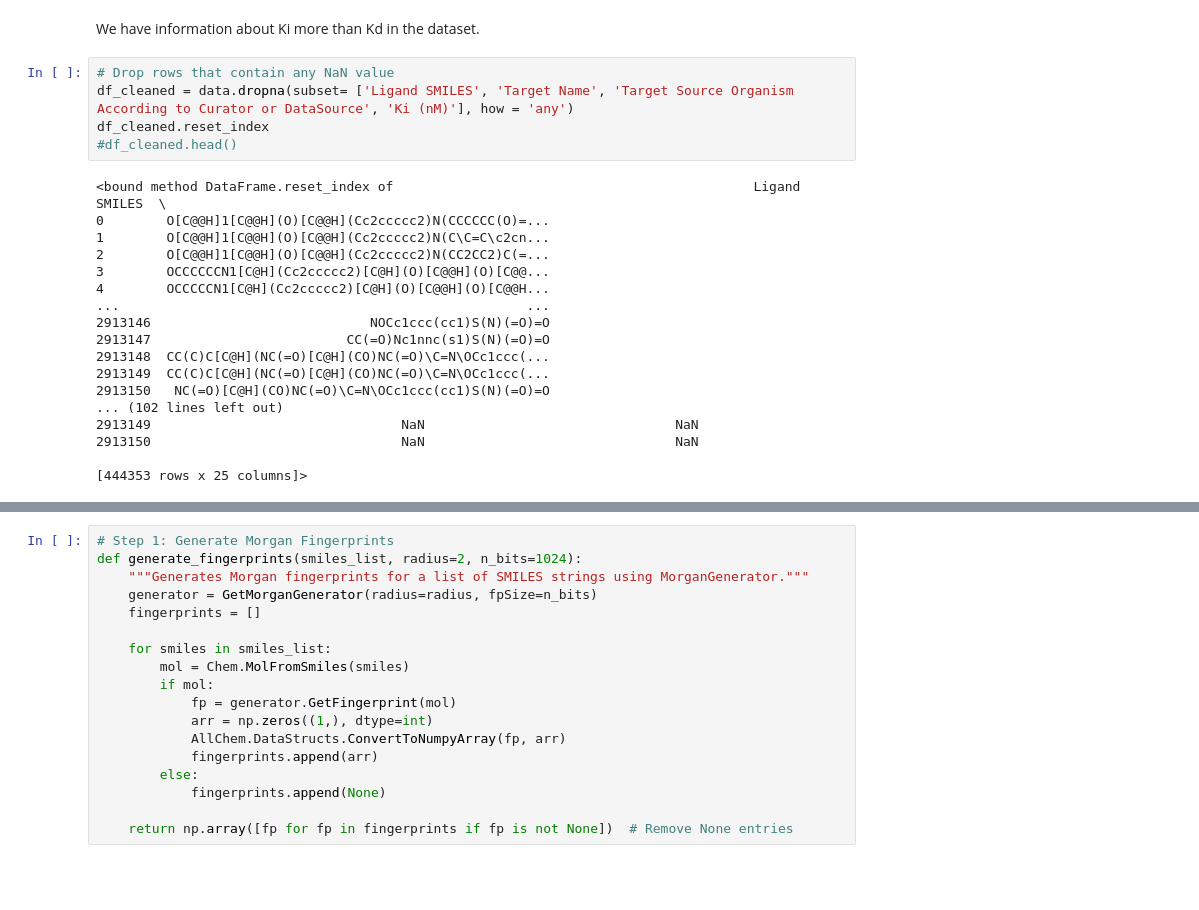
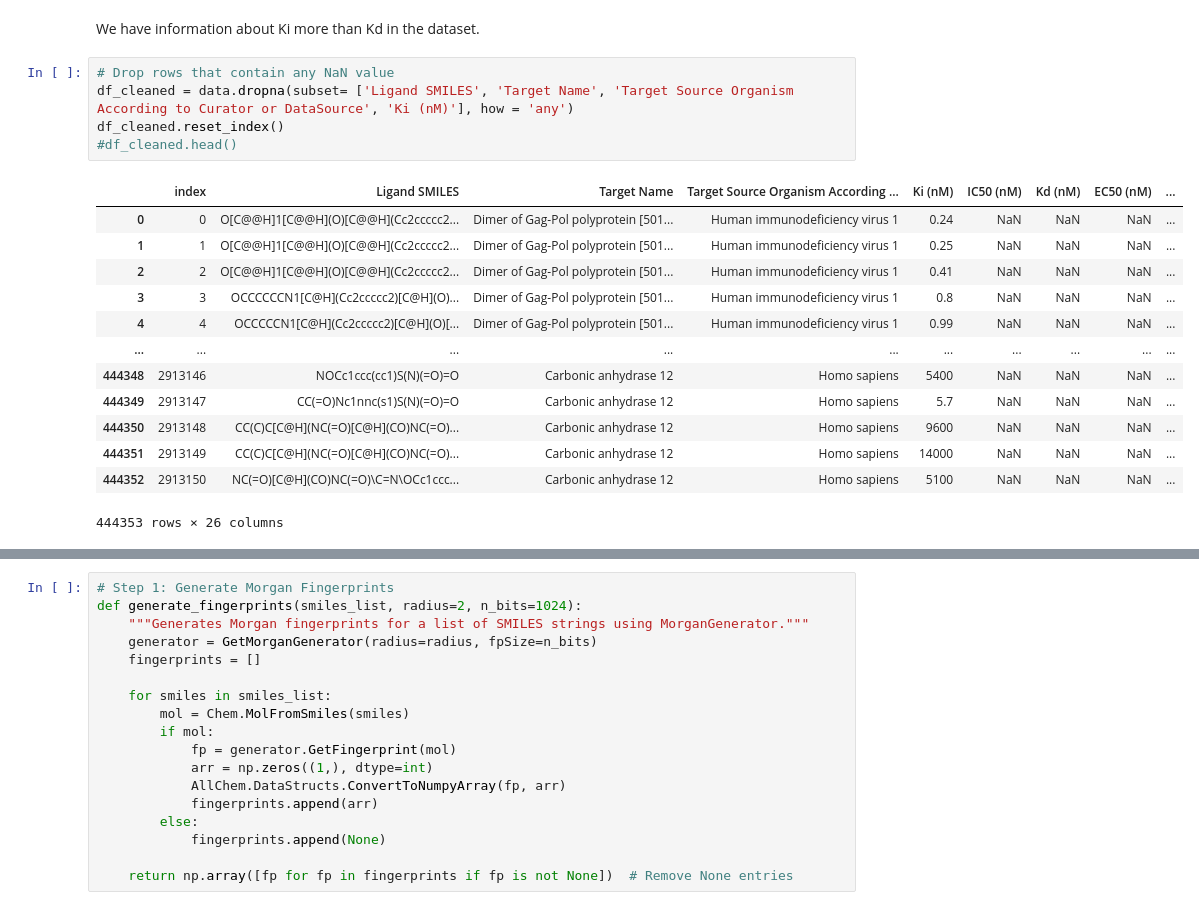
Before and after one commit to epfl-ada/ada-2024-project-trendtrackers, a Jupyter notebook: project_clusteringSMiles.ipynb, the cells around one changed output, grey strips where cells are left out. Saved outputs shown, nothing was run; the diff lists cells and outputs as text; blank space fills up the shorter version.

```diff
--- a/project_clusteringSMiles.ipynb
+++ b/project_clusteringSMiles.ipynb
@@ -50,25 +57,21 @@ We have information about Ki more than Kd in the dataset.
 # %%
 # Drop rows that contain any NaN value
 df_cleaned = data.dropna(subset= ['Ligand SMILES', 'Target Name', 'Target Source Organism According to Curator or DataSource', 'Ki (nM)'], how = 'any')
-df_cleaned.reset_index
+df_cleaned.reset_index()
 #df_cleaned.head()
 # %% [output]
+|  | index | Ligand SMILES | Target Name | Target Source Organism According ... | Ki (nM) | IC50 (nM) | Kd (nM) | EC50 (nM) | ... |
+| 0 | 0 | O[C@@H]1[C@@H](O)[C@@H](Cc2ccccc2... | Dimer of Gag-Pol polyprotein [501... | Human immunodeficiency virus 1 | 0.24 | NaN | NaN | NaN | ... |
+| 1 | 1 | O[C@@H]1[C@@H](O)[C@@H](Cc2ccccc2... | Dimer of Gag-Pol polyprotein [501... | Human immunodeficiency virus 1 | 0.25 | NaN | NaN | NaN | ... |
+| 2 | 2 | O[C@@H]1[C@@H](O)[C@@H](Cc2ccccc2... | Dimer of Gag-Pol polyprotein [501... | Human immunodeficiency virus 1 | 0.41 | NaN | NaN | NaN | ... |
+| 3 | 3 | OCCCCCCN1[C@H](Cc2ccccc2)[C@H](O)... | Dimer of Gag-Pol polyprotein [501... | Human immunodeficiency virus 1 | 0.8 | NaN | NaN | NaN | ... |
+| 4 | 4 | OCCCCCN1[C@H](Cc2ccccc2)[C@H](O)[... | Dimer of Gag-Pol polyprotein [501... | Human immunodeficiency virus 1 | 0.99 | NaN | NaN | NaN | ... |
+| ... | ... | ... | ... | ... | ... | ... | ... | ... | ... |
+| 444348 | 2913146 | NOCc1ccc(cc1)S(N)(=O)=O | Carbonic anhydrase 12 | Homo sapiens | 5400 | NaN | NaN | NaN | ... |
+| 444349 | 2913147 | CC(=O)Nc1nnc(s1)S(N)(=O)=O | Carbonic anhydrase 12 | Homo sapiens | 5.7 | NaN | NaN | NaN | ... |
+| 444350 | 2913148 | CC(C)C[C@H](NC(=O)[C@H](CO)NC(=O)... | Carbonic anhydrase 12 | Homo sapiens | 9600 | NaN | NaN | NaN | ... |
+| 444351 | 2913149 | CC(C)C[C@H](NC(=O)[C@H](CO)NC(=O)... | Carbonic anhydrase 12 | Homo sapiens | 14000 | NaN | NaN | NaN | ... |
+| 444352 | 2913150 | NC(=O)[C@H](CO)NC(=O)\C=N\OCc1ccc... | Carbonic anhydrase 12 | Homo sapiens | 5100 | NaN | NaN | NaN | ... |
-<bound method DataFrame.reset_index of                                              Ligand SMILES  \
-0        O[C@@H]1[C@@H](O)[C@@H](Cc2ccccc2)N(CCCCCC(O)=...
-1        O[C@@H]1[C@@H](O)[C@@H](Cc2ccccc2)N(C\C=C\c2cn...
-2        O[C@@H]1[C@@H](O)[C@@H](Cc2ccccc2)N(CC2CC2)C(=...
-3        OCCCCCCN1[C@H](Cc2ccccc2)[C@H](O)[C@@H](O)[C@@...
-4        OCCCCCN1[C@H](Cc2ccccc2)[C@H](O)[C@@H](O)[C@@H...
-...                                                    ...
-2913146                            NOCc1ccc(cc1)S(N)(=O)=O
-2913147                         CC(=O)Nc1nnc(s1)S(N)(=O)=O
-2913148  CC(C)C[C@H](NC(=O)[C@H](CO)NC(=O)\C=N\OCc1ccc(...
-2913149  CC(C)C[C@H](NC(=O)[C@H](CO)NC(=O)\C=N\OCc1ccc(...
-2913150   NC(=O)[C@H](CO)NC(=O)\C=N\OCc1ccc(cc1)S(N)(=O)=O
-... (102 lines left out)
-2913149                                NaN                                NaN
-2913150                                NaN                                NaN
-
-[444353 rows x 25 columns]>
+444353 rows × 26 columns
 # %%
 #HIV1 targeting coumpunds
```
Also changed, not shown: parts of 14 cells of this notebook, 2 other files.
